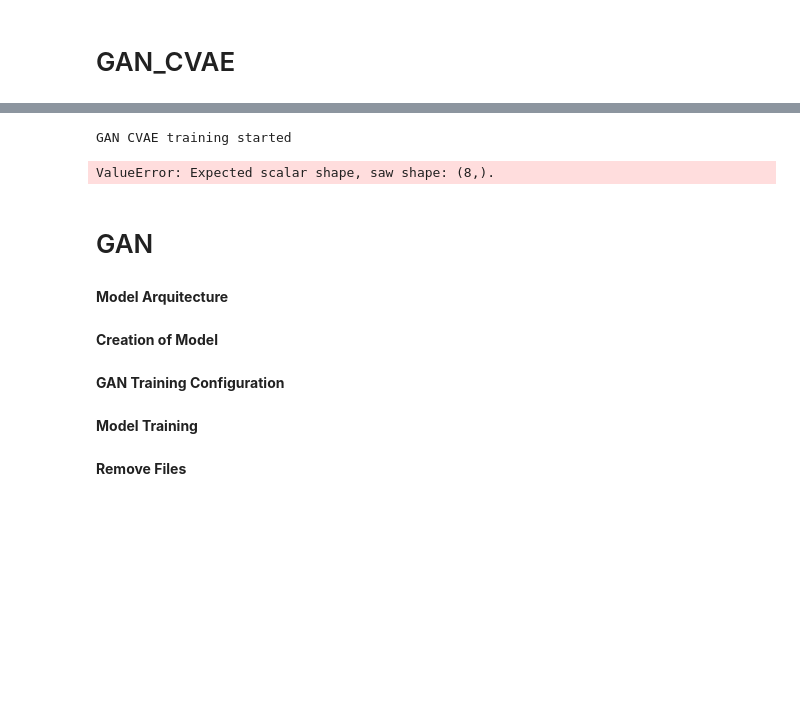
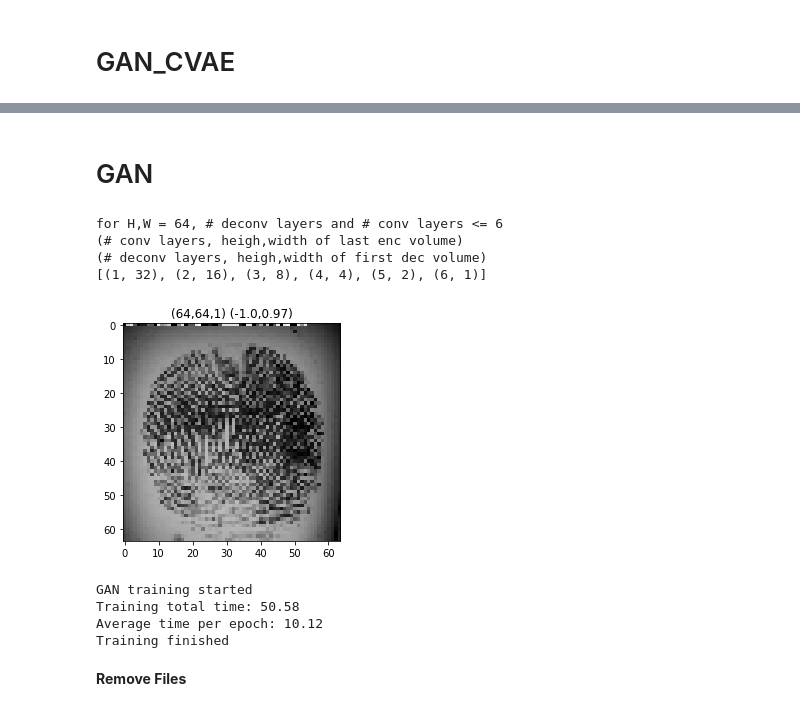
Before and after one commit to cristianandrade99/degree_thesis, a Jupyter notebook: MODELS.ipynb, the cells around one changed output, grey strips where cells are left out. Drawn from its saved outputs; the diff is of its cells as text; code cells hidden in the pictures; blank space fills up the shorter version.

```diff
--- a/MODELS.ipynb
+++ b/MODELS.ipynb
@@ -185,13 +178,5 @@ gan_cvae_train_conf = {
-# %%
-gan_cvae.train(gan_cvae_train_conf)
-assert(False)
-# %% [output]
-GAN CVAE training started
-ValueError: Expected scalar shape, saw shape: (8,).
 # %% [markdown]
 # GAN
-# %% [markdown]
-**Model Arquitecture**
 # %%
 N_H = 64
 N_W = 64
@@ -206,32 +191,58 @@ gan_gen_deconvs = [(512,True,cdb.r_act,3,2),
 gan_disc_convs = [(64,False,cdb.lr_act,3,2),
               (128,True,cdb.lr_act,3,2),
               (256,True,cdb.lr_act,3,2),
              (512,True,cdb.lr_act,3,2)]
 
 n_gan_gen_deconv_ls = len(gan_gen_deconvs)
 n_cvae_conv_ls = len(cvae_enc_convs)
 
 max_layers = cu.max_conv_deconv_layers(N_H)
 assert (n_cvae_conv_ls<=max_layers and n_gan_gen_deconv_ls<=max_layers), "Incorrect number of layers for cvae model"
 
 config = {
     md.batch_size_k: 16,
     md.latent_dim_k: 100,
     md.data_dir_patt_k: ["data_FVC2006","png"],
     md.fps_shape_k: (N_H,N_W,N_C)
 }
 
 hw_f_v = N_H/np.power(2,n_cvae_deconv_ls)
 
 gan_gen_config = {
     cdb.dec_den_info_k: ([hw_f_v,hw_f_v,256],False,cdb.r_act,(config[md.latent_dim_k],)),
     cdb.enc_dec_lys_info_k: gan_gen_deconvs,
 }
 
 gan_disc_config = {
     cdb.fps_shape_k: config[md.fps_shape_k],
     cdb.enc_dec_lys_info_k: gan_disc_convs,
     cdb.enc_fin_den_len_k: 1
 }
+
+ds_data_dirs = dp.load_process_fp_dataset(config[md.data_dir_patt_k],config[md.fps_shape_k],config[md.batch_size_k])
+l = list(ds_data_dirs.as_numpy_iterator())
+cu.imshow(l[0][0,:])
+
+gan = md.GAN(gan_gen_config,gan_disc_config,config,run_description)
+
+gan_train_conf = {
+    md.num_epochs_k: 5,
+    md.num_images_k: 10,
+    md.checkpoints_frecuency_k: 10,
+    md.use_latest_checkpoint_k: False,
+    md.disc_learning_rate_k: 0.0002,
+    md.gen_learning_rate_k: 0.0002,
+    md.dataset_k: ds_data_dirs,
+}
+
+gan.train(gan_train_conf)
+# %% [output]
+for H,W = 64, # deconv layers and # conv layers <= 6
+(# conv layers, heigh,width of last enc volume)
+(# deconv layers, heigh,width of first dec volume)
+[(1, 32), (2, 16), (3, 8), (4, 4), (5, 2), (6, 1)]
+[figure, added]
+GAN training started
+Training total time: 50.58
+Average time per epoch: 10.12
+Training finished
-# %% [markdown]
-**Creation of Model**
@@ -240,2 +248,0 @@ gan = md.GAN(gan_gen_config,gan_disc_config,config,run_description)
-# %% [markdown]
-**GAN Training Configuration**
@@ -252,2 +248,0 @@ gan_train_conf = {
-# %% [markdown]
-**Model Training**
```
Also changed, not shown: parts of 25 cells of this notebook, 2 other files.
